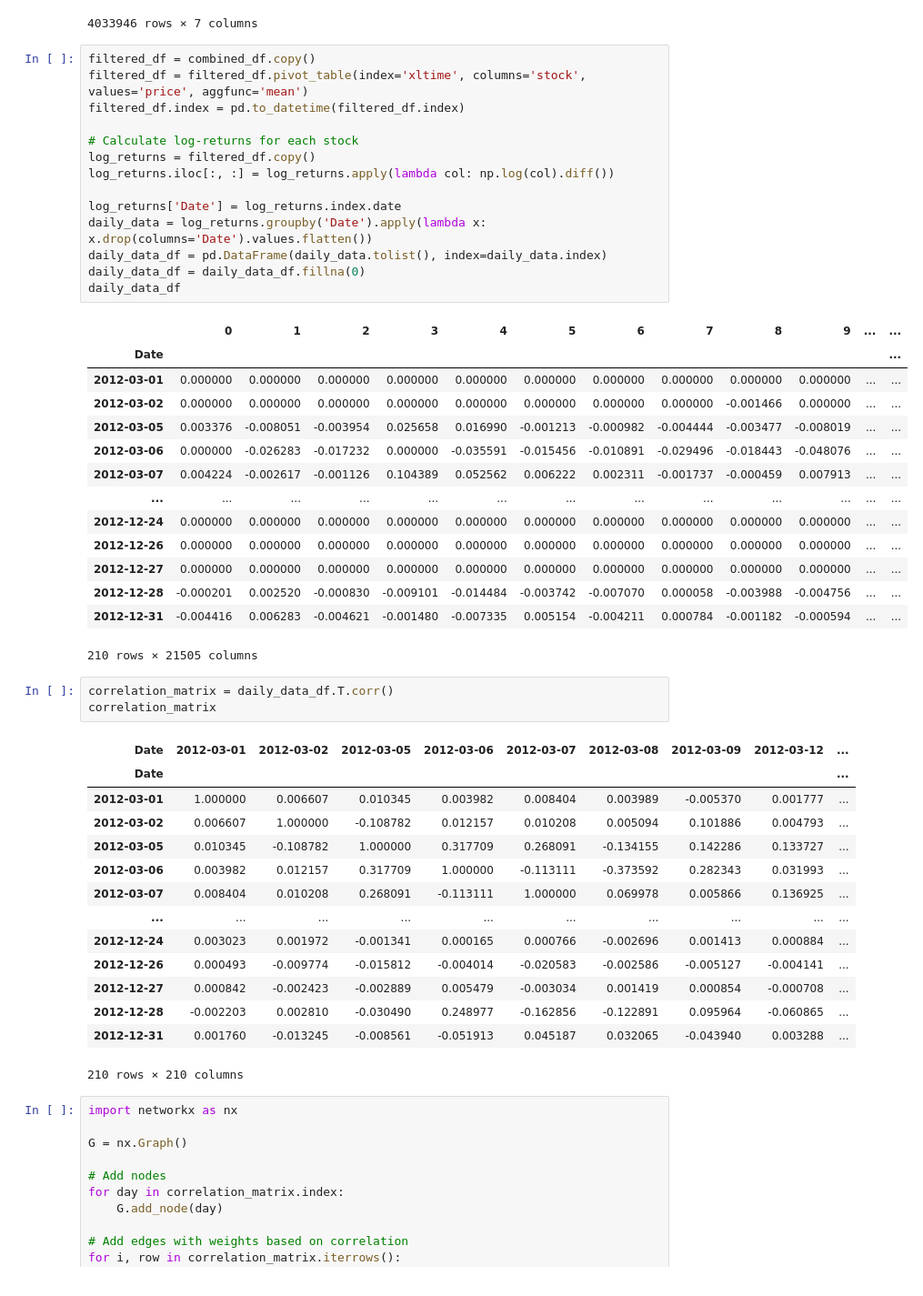
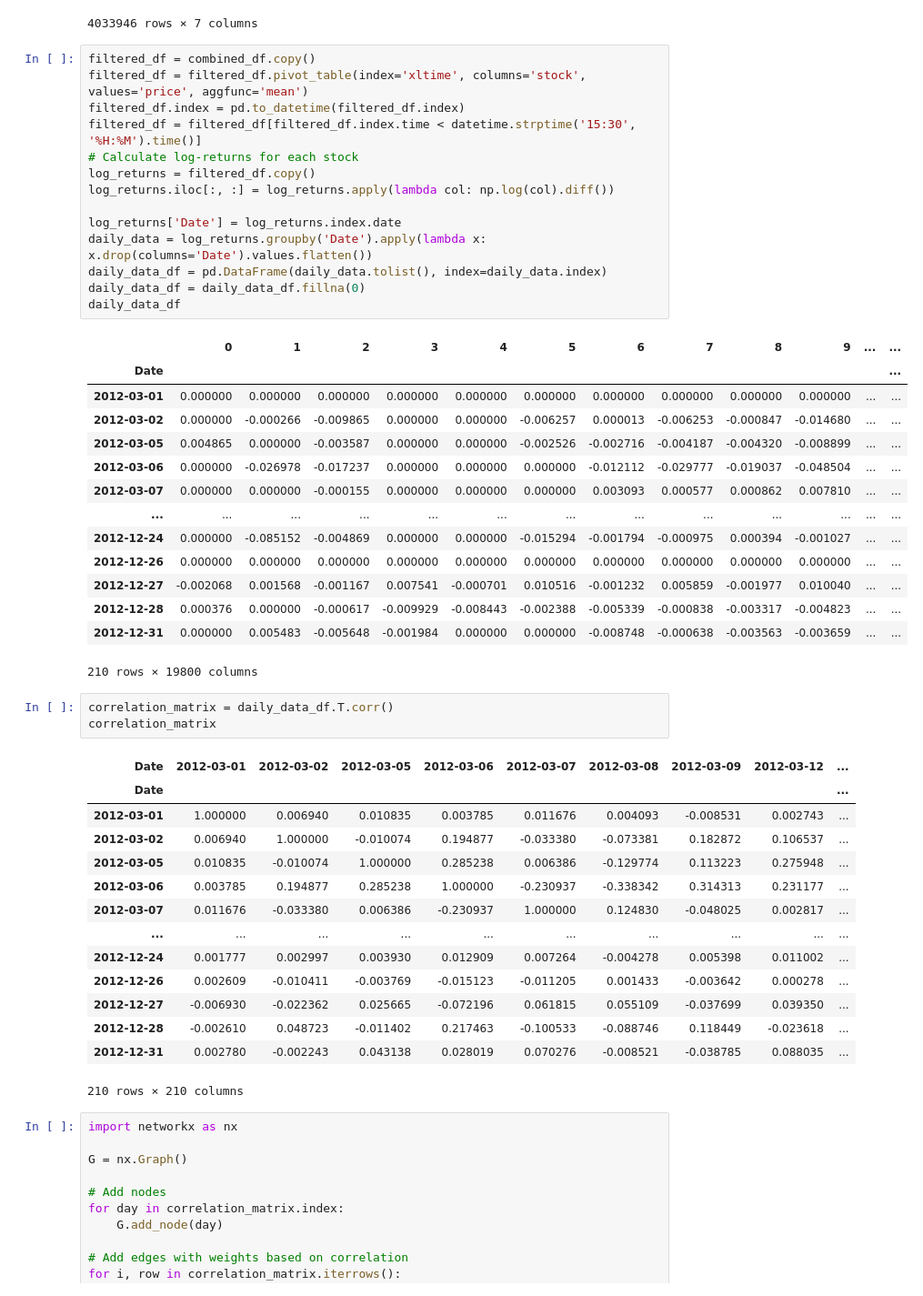
Before and after one commit to PH-14/FBD_2024_GroupE, a Jupyter notebook: clustering_new.ipynb, the cells around one changed output. Shown at 91% size. Drawn from its saved outputs; the diff is of its cells as text.

```diff
--- a/clustering_new.ipynb
+++ b/clustering_new.ipynb
@@ -45,49 +45,49 @@ combined_df
 # %%
 filtered_df = combined_df.copy()
 filtered_df = filtered_df.pivot_table(index='xltime', columns='stock', values='price', aggfunc='mean')
 filtered_df.index = pd.to_datetime(filtered_df.index)
-
+filtered_df = filtered_df[filtered_df.index.time < datetime.strptime('15:30', '%H:%M').time()]
 # Calculate log-returns for each stock
 log_returns = filtered_df.copy()
 log_returns.iloc[:, :] = log_returns.apply(lambda col: np.log(col).diff())
 
 log_returns['Date'] = log_returns.index.date
 daily_data = log_returns.groupby('Date').apply(lambda x: x.drop(columns='Date').values.flatten())
 daily_data_df = pd.DataFrame(daily_data.tolist(), index=daily_data.index)
 daily_data_df = daily_data_df.fillna(0)
 daily_data_df
 # %% [output]
 |  | 0 | 1 | 2 | 3 | 4 | 5 | 6 | 7 | 8 | 9 | ... | ... |
 | Date |  |  |  |  |  |  |  |  |  |  |  | ... |
 | 2012-03-01 | 0.000000 | 0.000000 | 0.000000 | 0.000000 | 0.000000 | 0.000000 | 0.000000 | 0.000000 | 0.000000 | 0.000000 | ... | ... |
-| 2012-03-02 | 0.000000 | 0.000000 | 0.000000 | 0.000000 | 0.000000 | 0.000000 | 0.000000 | 0.000000 | -0.001466 | 0.000000 | ... | ... |
-| 2012-03-05 | 0.003376 | -0.008051 | -0.003954 | 0.025658 | 0.016990 | -0.001213 | -0.000982 | -0.004444 | -0.003477 | -0.008019 | ... | ... |
-| 2012-03-06 | 0.000000 | -0.026283 | -0.017232 | 0.000000 | -0.035591 | -0.015456 | -0.010891 | -0.029496 | -0.018443 | -0.048076 | ... | ... |
-| 2012-03-07 | 0.004224 | -0.002617 | -0.001126 | 0.104389 | 0.052562 | 0.006222 | 0.002311 | -0.001737 | -0.000459 | 0.007913 | ... | ... |
+| 2012-03-02 | 0.000000 | -0.000266 | -0.009865 | 0.000000 | 0.000000 | -0.006257 | 0.000013 | -0.006253 | -0.000847 | -0.014680 | ... | ... |
+| 2012-03-05 | 0.004865 | 0.000000 | -0.003587 | 0.000000 | 0.000000 | -0.002526 | -0.002716 | -0.004187 | -0.004320 | -0.008899 | ... | ... |
+| 2012-03-06 | 0.000000 | -0.026978 | -0.017237 | 0.000000 | 0.000000 | 0.000000 | -0.012112 | -0.029777 | -0.019037 | -0.048504 | ... | ... |
+| 2012-03-07 | 0.000000 | 0.000000 | -0.000155 | 0.000000 | 0.000000 | 0.000000 | 0.003093 | 0.000577 | 0.000862 | 0.007810 | ... | ... |
 | ... | ... | ... | ... | ... | ... | ... | ... | ... | ... | ... | ... | ... |
-| 2012-12-24 | 0.000000 | 0.000000 | 0.000000 | 0.000000 | 0.000000 | 0.000000 | 0.000000 | 0.000000 | 0.000000 | 0.000000 | ... | ... |
+| 2012-12-24 | 0.000000 | -0.085152 | -0.004869 | 0.000000 | 0.000000 | -0.015294 | -0.001794 | -0.000975 | 0.000394 | -0.001027 | ... | ... |
 | 2012-12-26 | 0.000000 | 0.000000 | 0.000000 | 0.000000 | 0.000000 | 0.000000 | 0.000000 | 0.000000 | 0.000000 | 0.000000 | ... | ... |
-| 2012-12-27 | 0.000000 | 0.000000 | 0.000000 | 0.000000 | 0.000000 | 0.000000 | 0.000000 | 0.000000 | 0.000000 | 0.000000 | ... | ... |
-| 2012-12-28 | -0.000201 | 0.002520 | -0.000830 | -0.009101 | -0.014484 | -0.003742 | -0.007070 | 0.000058 | -0.003988 | -0.004756 | ... | ... |
-| 2012-12-31 | -0.004416 | 0.006283 | -0.004621 | -0.001480 | -0.007335 | 0.005154 | -0.004211 | 0.000784 | -0.001182 | -0.000594 | ... | ... |
+| 2012-12-27 | -0.002068 | 0.001568 | -0.001167 | 0.007541 | -0.000701 | 0.010516 | -0.001232 | 0.005859 | -0.001977 | 0.010040 | ... | ... |
+| 2012-12-28 | 0.000376 | 0.000000 | -0.000617 | -0.009929 | -0.008443 | -0.002388 | -0.005339 | -0.000838 | -0.003317 | -0.004823 | ... | ... |
+| 2012-12-31 | 0.000000 | 0.005483 | -0.005648 | -0.001984 | 0.000000 | 0.000000 | -0.008748 | -0.000638 | -0.003563 | -0.003659 | ... | ... |
-210 rows × 21505 columns
+210 rows × 19800 columns
 # %%
 correlation_matrix = daily_data_df.T.corr()
 correlation_matrix
 # %% [output]
 | Date | 2012-03-01 | 2012-03-02 | 2012-03-05 | 2012-03-06 | 2012-03-07 | 2012-03-08 | 2012-03-09 | 2012-03-12 | ... |
 | Date |  |  |  |  |  |  |  |  | ... |
-| 2012-03-01 | 1.000000 | 0.006607 | 0.010345 | 0.003982 | 0.008404 | 0.003989 | -0.005370 | 0.001777 | ... |
-| 2012-03-02 | 0.006607 | 1.000000 | -0.108782 | 0.012157 | 0.010208 | 0.005094 | 0.101886 | 0.004793 | ... |
-| 2012-03-05 | 0.010345 | -0.108782 | 1.000000 | 0.317709 | 0.268091 | -0.134155 | 0.142286 | 0.133727 | ... |
-| 2012-03-06 | 0.003982 | 0.012157 | 0.317709 | 1.000000 | -0.113111 | -0.373592 | 0.282343 | 0.031993 | ... |
-| 2012-03-07 | 0.008404 | 0.010208 | 0.268091 | -0.113111 | 1.000000 | 0.069978 | 0.005866 | 0.136925 | ... |
+| 2012-03-01 | 1.000000 | 0.006940 | 0.010835 | 0.003785 | 0.011676 | 0.004093 | -0.008531 | 0.002743 | ... |
+| 2012-03-02 | 0.006940 | 1.000000 | -0.010074 | 0.194877 | -0.033380 | -0.073381 | 0.182872 | 0.106537 | ... |
+| 2012-03-05 | 0.010835 | -0.010074 | 1.000000 | 0.285238 | 0.006386 | -0.129774 | 0.113223 | 0.275948 | ... |
+| 2012-03-06 | 0.003785 | 0.194877 | 0.285238 | 1.000000 | -0.230937 | -0.338342 | 0.314313 | 0.231177 | ... |
+| 2012-03-07 | 0.011676 | -0.033380 | 0.006386 | -0.230937 | 1.000000 | 0.124830 | -0.048025 | 0.002817 | ... |
 | ... | ... | ... | ... | ... | ... | ... | ... | ... | ... |
-| 2012-12-24 | 0.003023 | 0.001972 | -0.001341 | 0.000165 | 0.000766 | -0.002696 | 0.001413 | 0.000884 | ... |
-| 2012-12-26 | 0.000493 | -0.009774 | -0.015812 | -0.004014 | -0.020583 | -0.002586 | -0.005127 | -0.004141 | ... |
-| 2012-12-27 | 0.000842 | -0.002423 | -0.002889 | 0.005479 | -0.003034 | 0.001419 | 0.000854 | -0.000708 | ... |
-| 2012-12-28 | -0.002203 | 0.002810 | -0.030490 | 0.248977 | -0.162856 | -0.122891 | 0.095964 | -0.060865 | ... |
-| 2012-12-31 | 0.001760 | -0.013245 | -0.008561 | -0.051913 | 0.045187 | 0.032065 | -0.043940 | 0.003288 | ... |
+| 2012-12-24 | 0.001777 | 0.002997 | 0.003930 | 0.012909 | 0.007264 | -0.004278 | 0.005398 | 0.011002 | ... |
+| 2012-12-26 | 0.002609 | -0.010411 | -0.003769 | -0.015123 | -0.011205 | 0.001433 | -0.003642 | 0.000278 | ... |
+| 2012-12-27 | -0.006930 | -0.022362 | 0.025665 | -0.072196 | 0.061815 | 0.055109 | -0.037699 | 0.039350 | ... |
+| 2012-12-28 | -0.002610 | 0.048723 | -0.011402 | 0.217463 | -0.100533 | -0.088746 | 0.118449 | -0.023618 | ... |
+| 2012-12-31 | 0.002780 | -0.002243 | 0.043138 | 0.028019 | 0.070276 | -0.008521 | -0.038785 | 0.088035 | ... |
 210 rows × 210 columns
 # %%
 import networkx as nx
```
Also changed, not shown: parts of 1 cell of this notebook.
